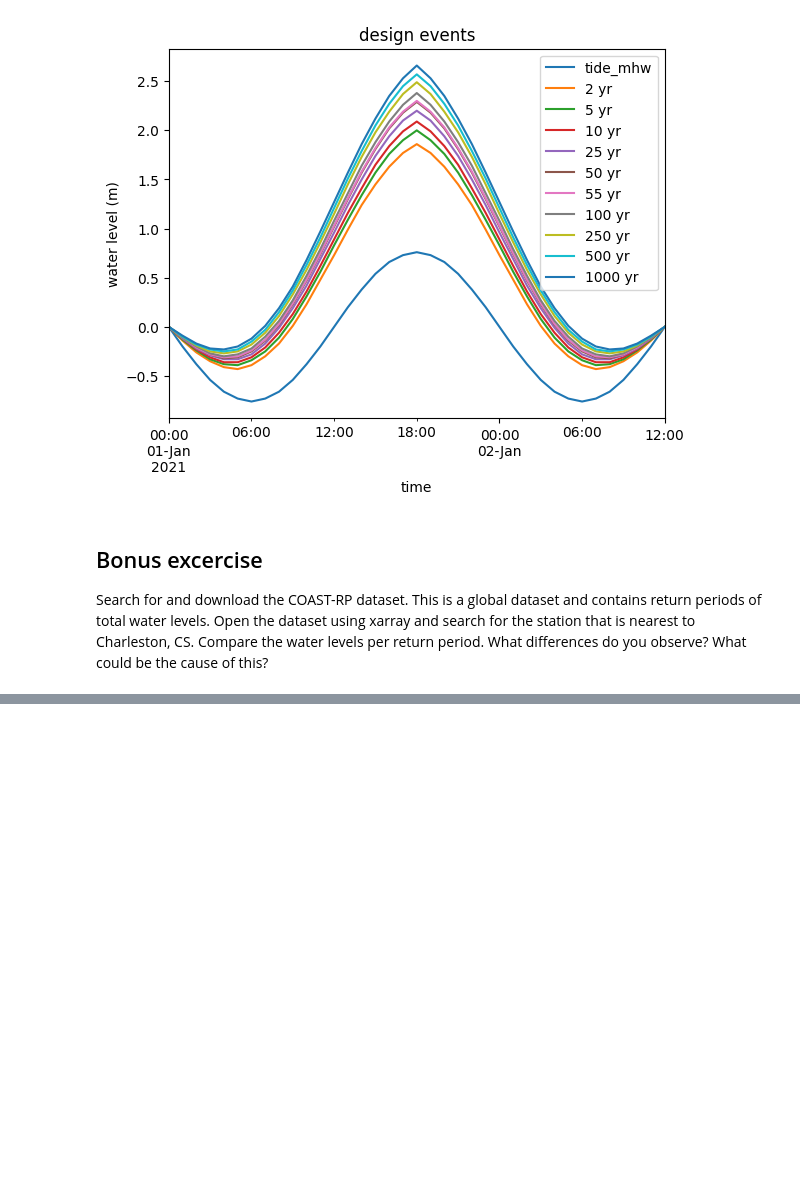
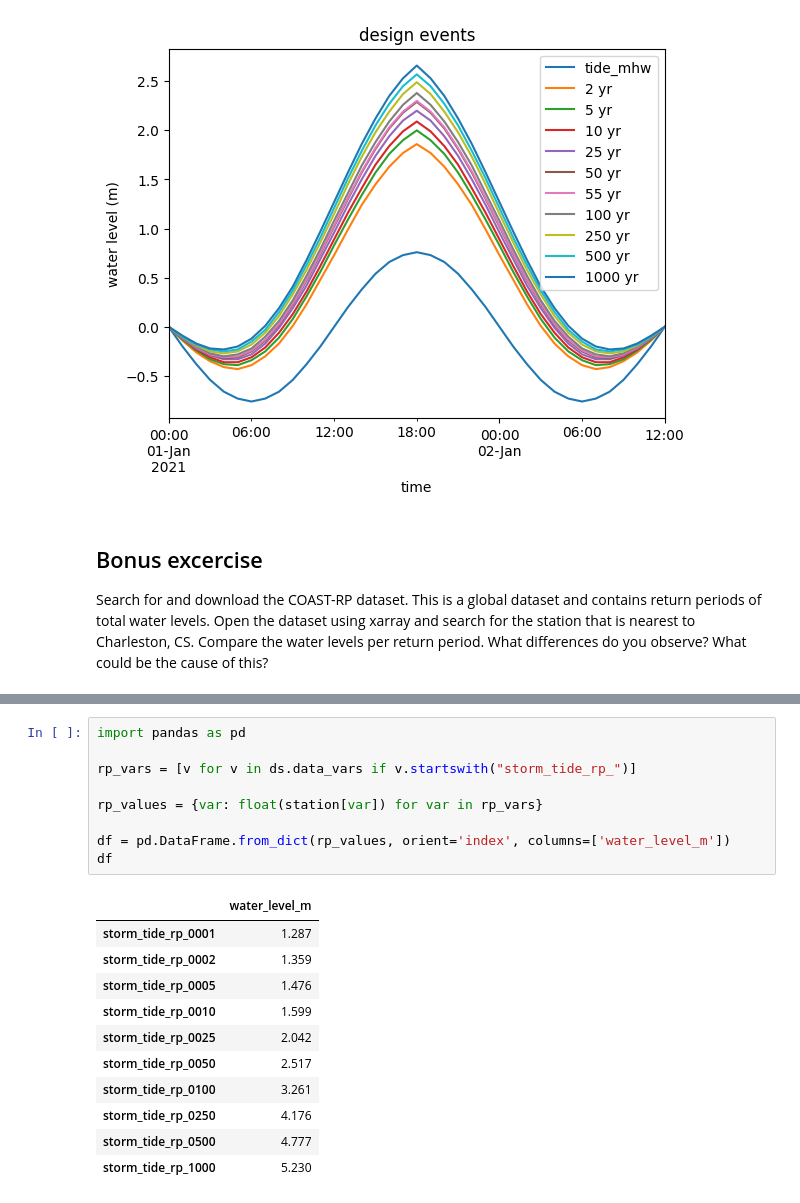
Before and after one commit to sd-59/Assignment_2_Coastal_flood_hazard_assessment-, a Jupyter notebook: notebooks/02_frequency_analysis.ipynb, the cells around one changed output, grey strips where cells are left out. Drawn from its saved outputs; the diff is of its cells as text; blank space fills up the shorter version.

```diff
--- a/notebooks/02_frequency_analysis.ipynb
+++ b/notebooks/02_frequency_analysis.ipynb
@@ -516,0 +576,21 @@ Search for and download the COAST-RP dataset. This is a global dataset and conta
+# %%
+import pandas as pd
+
+rp_vars = [v for v in ds.data_vars if v.startswith("storm_tide_rp_")]
+
+rp_values = {var: float(station[var]) for var in rp_vars}
+
+df = pd.DataFrame.from_dict(rp_values, orient='index', columns=['water_level_m'])
+df
+# %% [output]
+|  | water_level_m |
+| storm_tide_rp_0001 | 1.287 |
+| storm_tide_rp_0002 | 1.359 |
+| storm_tide_rp_0005 | 1.476 |
+| storm_tide_rp_0010 | 1.599 |
+| storm_tide_rp_0025 | 2.042 |
+| storm_tide_rp_0050 | 2.517 |
+| storm_tide_rp_0100 | 3.261 |
+| storm_tide_rp_0250 | 4.176 |
+| storm_tide_rp_0500 | 4.777 |
+| storm_tide_rp_1000 | 5.230 |
```
Also changed, not shown: parts of 5 cells of this notebook.
